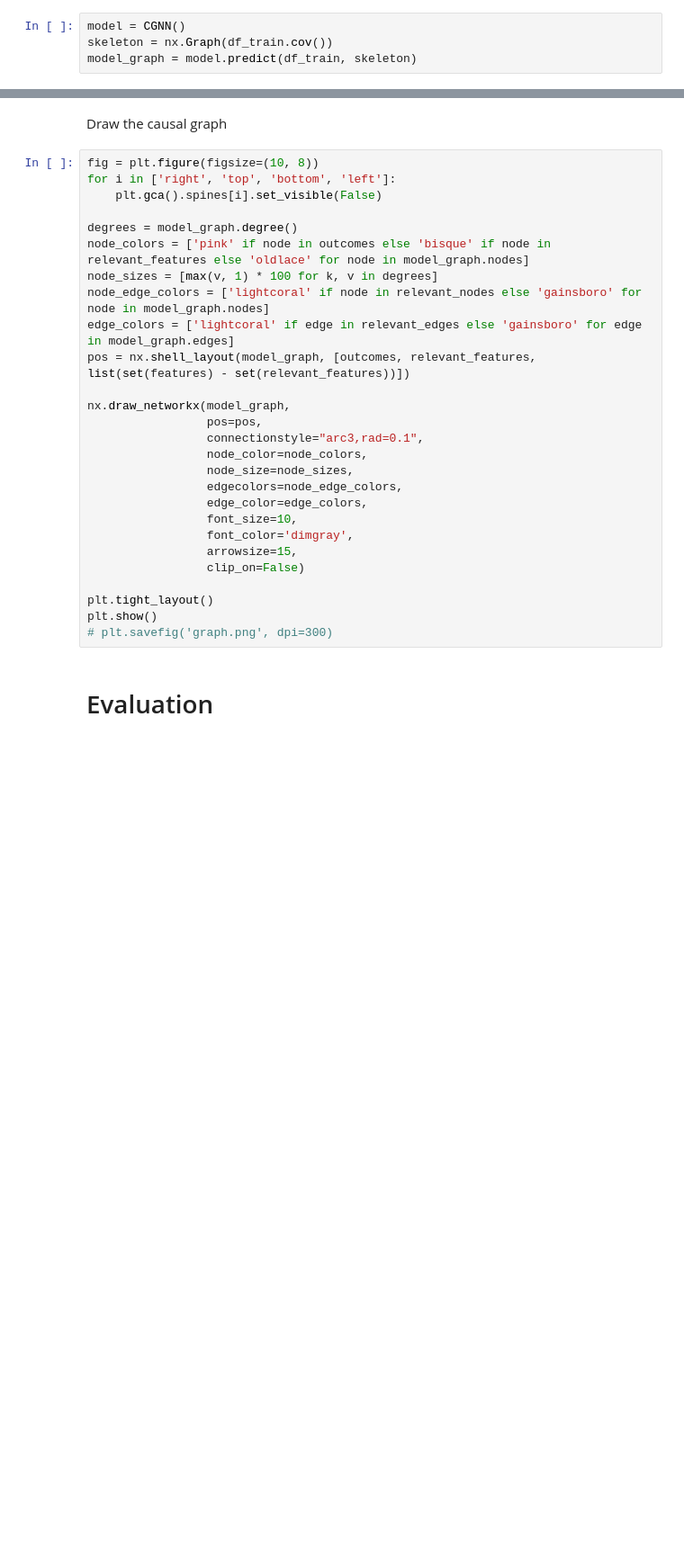
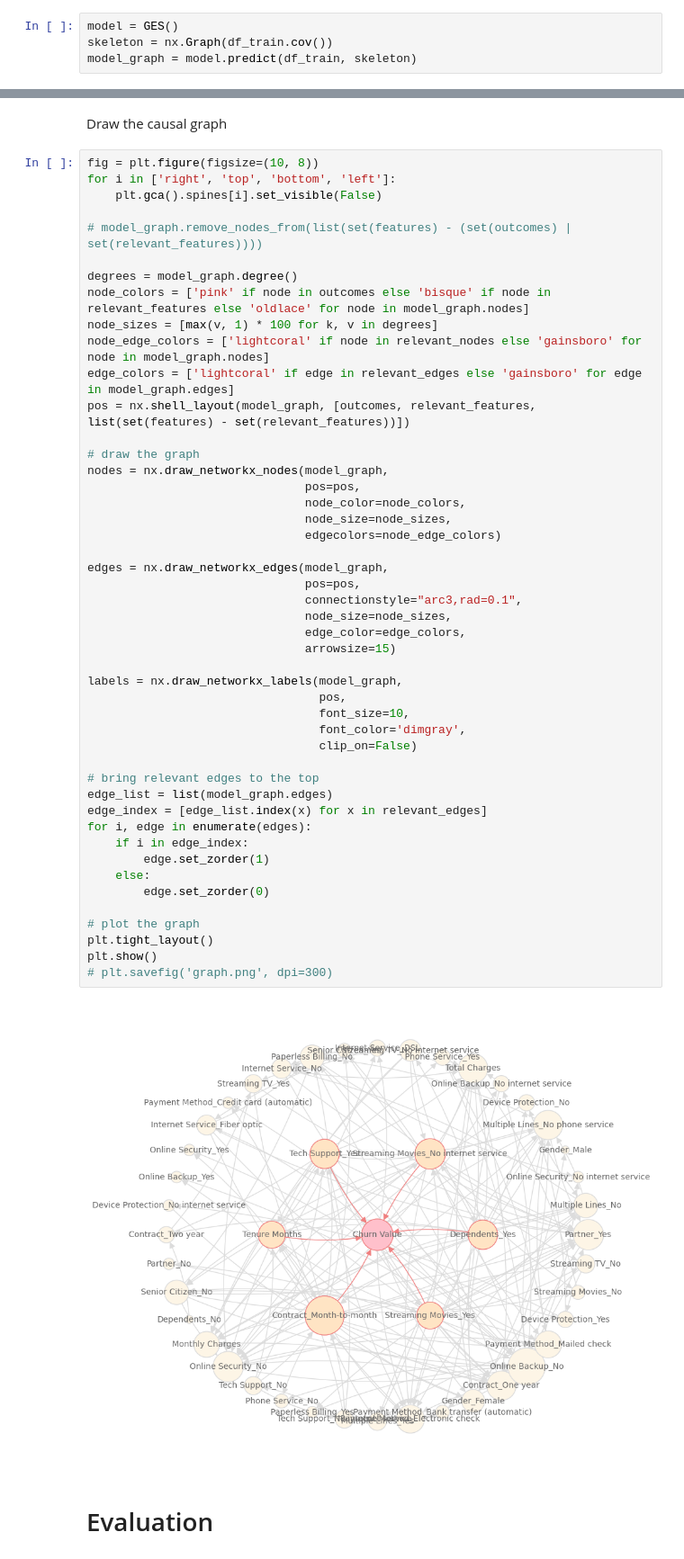
Before and after one commit to prat-man/CSE-572-Data-Mining, a Jupyter notebook: causality.ipynb, the cells around one changed output, grey strips where cells are left out. Shown: that part at 90% size. Drawn from its saved outputs; the diff is of its cells as text; blank space fills up the shorter version.

```diff
--- a/causality.ipynb
+++ b/causality.ipynb
@@ -48,6 +49,6 @@ outcomes = y_train.columns.tolist()
 # %% [markdown]
 Discover causal structures
 # %%
-model = CGNN()
+model = GES()
 skeleton = nx.Graph(df_train.cov())
 model_graph = model.predict(df_train, skeleton)
@@ -75,30 +84,52 @@ Draw the causal graph
 # %%
 fig = plt.figure(figsize=(10, 8))
 for i in ['right', 'top', 'bottom', 'left']:
     plt.gca().spines[i].set_visible(False)
+
+# model_graph.remove_nodes_from(list(set(features) - (set(outcomes) | set(relevant_features))))
 
 degrees = model_graph.degree()
 node_colors = ['pink' if node in outcomes else 'bisque' if node in relevant_features else 'oldlace' for node in model_graph.nodes]
 node_sizes = [max(v, 1) * 100 for k, v in degrees]
 node_edge_colors = ['lightcoral' if node in relevant_nodes else 'gainsboro' for node in model_graph.nodes]
 edge_colors = ['lightcoral' if edge in relevant_edges else 'gainsboro' for edge in model_graph.edges]
 pos = nx.shell_layout(model_graph, [outcomes, relevant_features, list(set(features) - set(relevant_features))])
 
-nx.draw_networkx(model_graph,
-                 pos=pos,
-                 connectionstyle="arc3,rad=0.1",
-                 node_color=node_colors,
-                 node_size=node_sizes,
-                 edgecolors=node_edge_colors,
-                 edge_color=edge_colors,
-                 font_size=10,
-                 font_color='dimgray',
-                 arrowsize=15,
-                 clip_on=False)
+# draw the graph
+nodes = nx.draw_networkx_nodes(model_graph,
+                               pos=pos,
+                               node_color=node_colors,
+                               node_size=node_sizes,
+                               edgecolors=node_edge_colors)
 
+edges = nx.draw_networkx_edges(model_graph,
+                               pos=pos,
+                               connectionstyle="arc3,rad=0.1",
+                               node_size=node_sizes,
+                               edge_color=edge_colors,
+                               arrowsize=15)
+
+labels = nx.draw_networkx_labels(model_graph,
+                                 pos,
+                                 font_size=10,
+                                 font_color='dimgray',
+                                 clip_on=False)
+
+# bring relevant edges to the top
+edge_list = list(model_graph.edges)
+edge_index = [edge_list.index(x) for x in relevant_edges]
+for i, edge in enumerate(edges):
+    if i in edge_index:
+        edge.set_zorder(1)
+    else:
+        edge.set_zorder(0)
+
+# plot the graph
 plt.tight_layout()
 plt.show()
 # plt.savefig('graph.png', dpi=300)
+# %% [output]
+[figure, added]
 # %% [markdown]
 # Evaluation
 # %%
```
Also changed, not shown: parts of 17 cells of this notebook.
